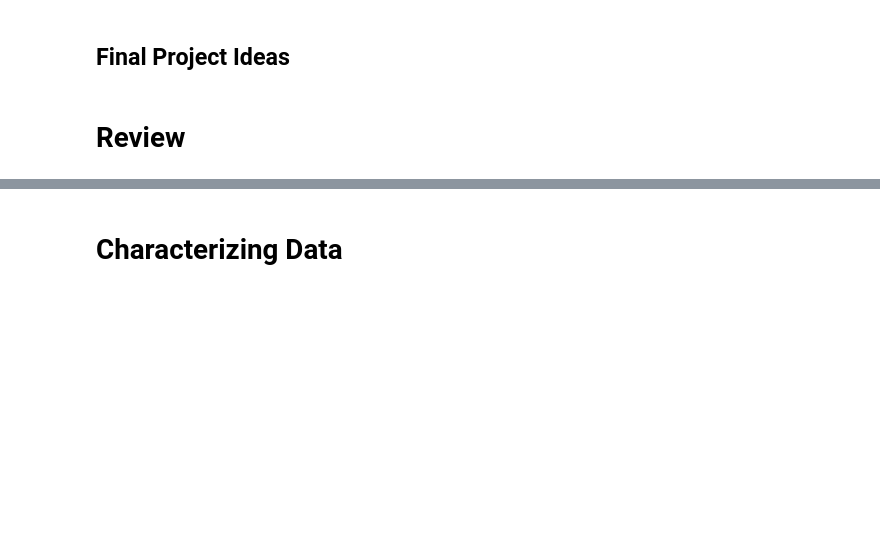
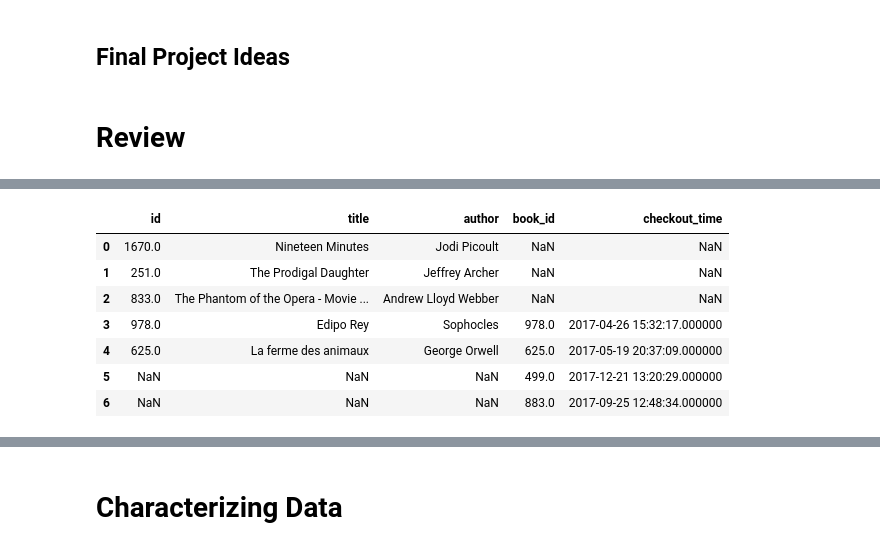
Before and after one commit to organisciak/Scripting-Course, a Jupyter notebook: slides/06-visualization.ipynb, the cells around one changed output, grey strips where cells are left out. Cells and saved outputs as stored; diff of their text form; code cells hidden in the pictures; blank space fills up the shorter version.

```diff
--- a/slides/06-visualization.ipynb
+++ b/slides/06-visualization.ipynb
@@ -18,0 +120,14 @@ import pandas as pd
+# %%
+sample_books.merge(sample_circ,
+                   left_on='id',
+                   right_on='book_id',
+                   how='outer')
+# %% [output]
+|  | id | title | author | book_id | checkout_time |
+| 0 | 1670.0 | Nineteen Minutes | Jodi Picoult | NaN | NaN |
+| 1 | 251.0 | The Prodigal Daughter | Jeffrey Archer | NaN | NaN |
+| 2 | 833.0 | The Phantom of the Opera - Movie ... | Andrew Lloyd Webber | NaN | NaN |
+| 3 | 978.0 | Edipo Rey | Sophocles | 978.0 | 2017-04-26 15:32:17.000000 |
+| 4 | 625.0 | La ferme des animaux | George Orwell | 625.0 | 2017-05-19 20:37:09.000000 |
+| 5 | NaN | NaN | NaN | 499.0 | 2017-12-21 13:20:29.000000 |
+| 6 | NaN | NaN | NaN | 883.0 | 2017-09-25 12:48:34.000000 |
```
Also changed, not shown: parts of 31 cells of this notebook, 9 other files.
